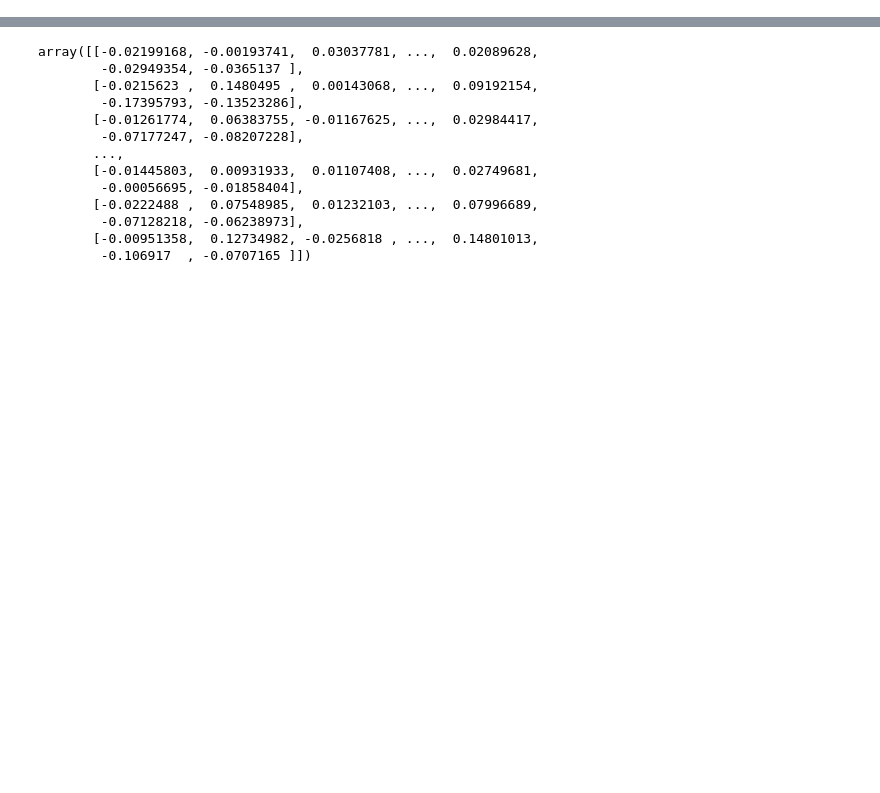
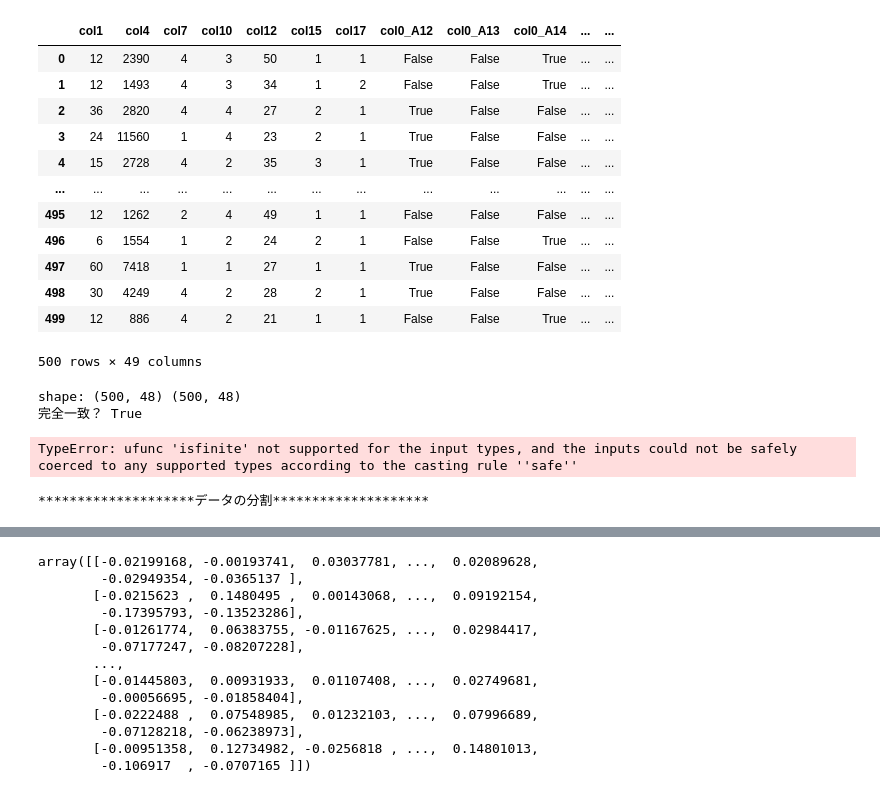
Before and after one commit to takano-lab/data-collaboration-analysis, a Jupyter notebook: src/suetake_debug.ipynb, the cells around one changed output, grey strips where cells are left out. Saved outputs shown, nothing was run; the diff lists cells and outputs as text; code cells hidden in the pictures; blank space fills up the shorter version.

```diff
--- a/src/suetake_debug.ipynb
+++ b/src/suetake_debug.ipynb
@@ -135,3 +147,19 @@ self.config.dim_intermediate 562
+# %%
+data_collaboration.train_df
+# %% [output]
+|  | col1 | col4 | col7 | col10 | col12 | col15 | col17 | col0_A12 | col0_A13 | col0_A14 | ... | ... |
+| 0 | 12 | 2390 | 4 | 3 | 50 | 1 | 1 | False | False | True | ... | ... |
+| 1 | 12 | 1493 | 4 | 3 | 34 | 1 | 2 | False | False | True | ... | ... |
+| 2 | 36 | 2820 | 4 | 4 | 27 | 2 | 1 | True | False | False | ... | ... |
+| 3 | 24 | 11560 | 1 | 4 | 23 | 2 | 1 | True | False | False | ... | ... |
+| 4 | 15 | 2728 | 4 | 2 | 35 | 3 | 1 | True | False | False | ... | ... |
+| ... | ... | ... | ... | ... | ... | ... | ... | ... | ... | ... | ... | ... |
+| 495 | 12 | 1262 | 2 | 4 | 49 | 1 | 1 | False | False | False | ... | ... |
+| 496 | 6 | 1554 | 1 | 2 | 24 | 2 | 1 | False | False | True | ... | ... |
+| 497 | 60 | 7418 | 1 | 1 | 27 | 1 | 1 | True | False | False | ... | ... |
+| 498 | 30 | 4249 | 4 | 2 | 28 | 2 | 1 | True | False | False | ... | ... |
+| 499 | 12 | 886 | 4 | 2 | 21 | 1 | 1 | False | False | True | ... | ... |
+500 rows × 49 columns
 # %%
 # 集中解析
 centralize_analysis(config, logger, y_name=config.y_name)
@@ -171,3 +218,43 @@ dca_analysis(
 #     config=config,
 #     logger=logger,
 # )
+# %%
+import numpy as np
+model = data_collaboration
+
+# ① 元の訓練特徴行列（DataFrame → ndarray）
+X_train_df_vals = model.train_df.drop(columns=model.config.y_name).values
+
+# ② 統合後の訓練特徴行列
+X_train_integ = model.X_train_integ
+
+# 形状が同じか
+print("shape:", X_train_df_vals.shape, X_train_integ.shape)
+
+# 完全一致判定（dtype も含めて）
+is_equal = np.array_equal(X_train_df_vals, X_train_integ)
+print("完全一致？", is_equal)
+
+# 数値誤差込みで確認したい場合（浮動小数点誤差が気になるとき）
+is_close = np.allclose(X_train_df_vals, X_train_integ, atol=1e-12)
+print("allclose？", is_close)
+
+# もし False なら差分の最大値を見る
+if not is_equal:
+    diff_max = np.abs(X_train_df_vals - X_train_integ).max()
+    print("要素差の最大値:", diff_max)
+# %% [output]
+shape: (500, 48) (500, 48)
+完全一致？ True
+TypeError: ufunc 'isfinite' not supported for the input types, and the inputs could not be safely coerced to any supported types according to the casting rule ''safe''
+# %%
+self = data_collaboration
+self.Xs_train, self.Xs_test, self.ys_train, self.ys_test = self.train_test_split(
+    train_df=self.train_df,
+    test_df=self.test_df,
+    num_institution=self.config.num_institution,
+    num_institution_user=self.config.num_institution_user,
+    y_name=self.config.y_name,
+)
+# %% [output]
+********************データの分割********************
```
Also changed, not shown: parts of 14 cells of this notebook, 6 other files.
